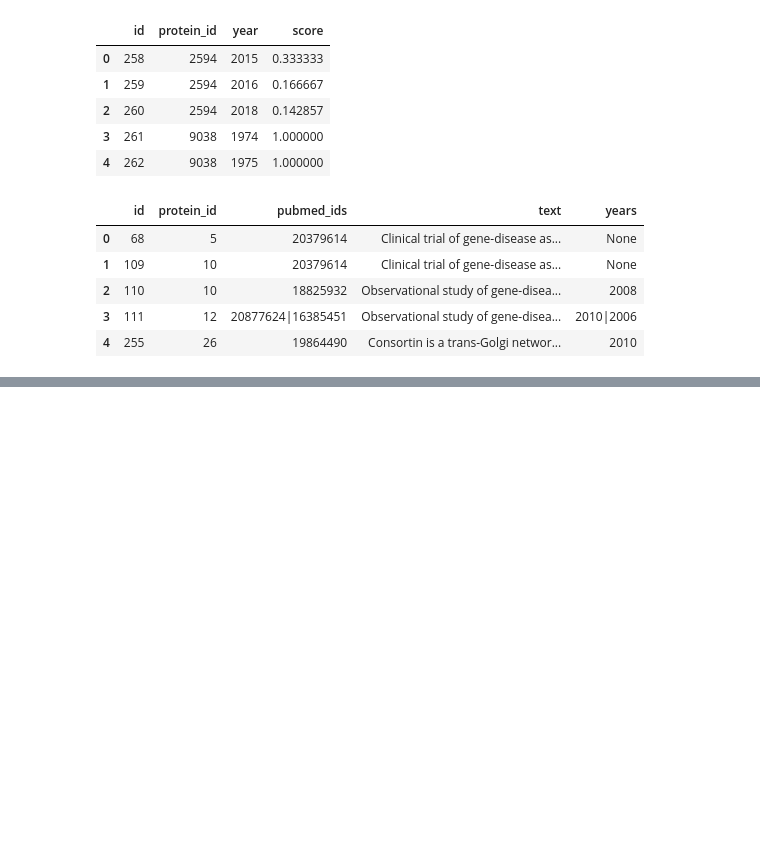
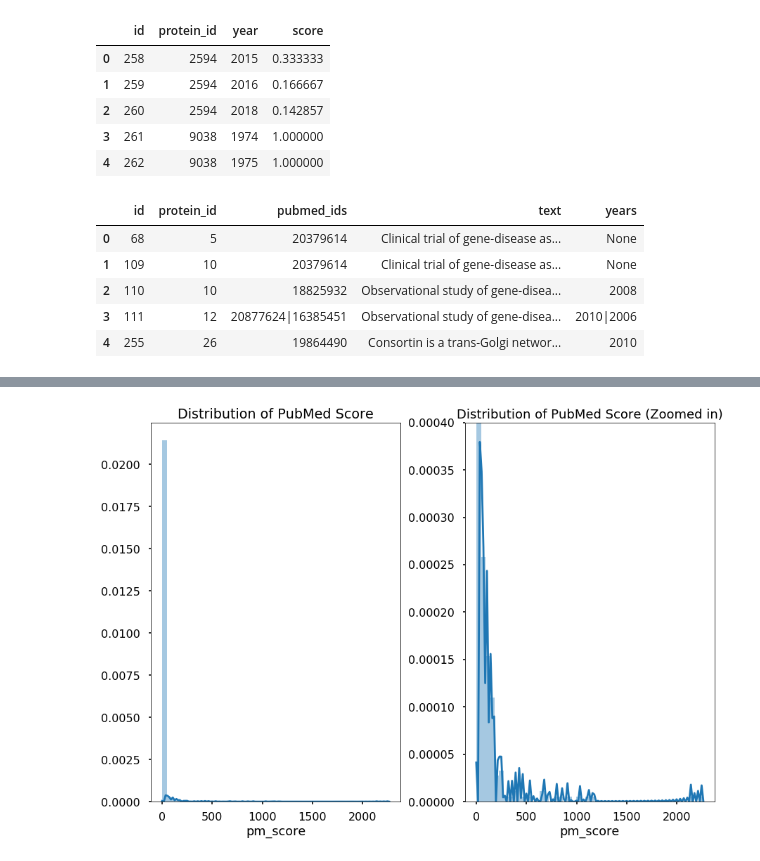
Before and after one commit to jbofill10/Pharos-Target-Examination, a Jupyter notebook: Visualizations.ipynb, the cells around one changed output, grey strips where cells are left out. Cells and saved outputs as stored; diff of their text form; code cells hidden in the pictures; blank space fills up the shorter version.

```diff
--- a/Visualizations.ipynb
+++ b/Visualizations.ipynb
@@ -81,0 +130,14 @@ ortholog.head()
+# %%
+# Getting average PM Score for each protein
+avg_score = {}
+
+pm_group = pm_scores.groupby(['protein_id'])
+
+for name, group in pm_group:
+    avg_score[name] = group['score'].sum()
+
+pm_proteins = targets[targets['id'].isin(avg_score.keys())]
+
+pm_proteins['pm_score'] = avg_score.values()
+
+pm_proteins
@@ -81,0 +158,13 @@ ortholog.head()
+# %%
+fig, ax = plt.subplots(nrows=1, ncols=2)
+
+sns.distplot(pm_proteins.pm_score, ax=ax[0])
+
+sns.distplot(pm_proteins.pm_score, ax=ax[1])
+
+ax[0].set_title('Distribution of PubMed Score')
+ax[1].set_ylim(0,0.0004)
+ax[1].set_title('Distribution of PubMed Score (Zoomed in)', fontsize=18)
+plt.tight_layout()
+# %% [output]
+[figure, added]
```
Also changed, not shown: parts of 14 cells of this notebook.
